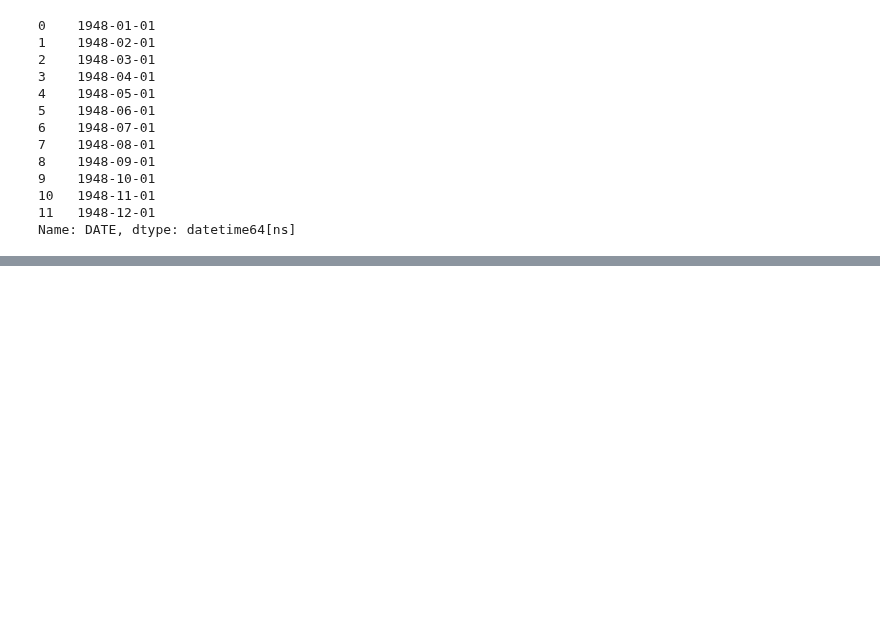
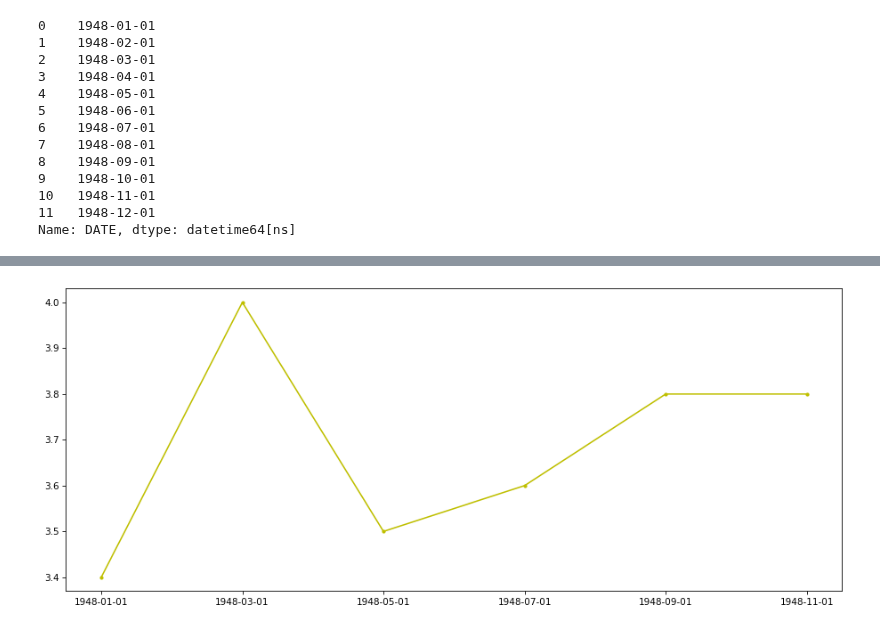
Before and after one commit to LucaPelliccioli/Dev-IA, a Jupyter notebook: brief/brief_matplotlib.ipynb, the cells around one changed output, grey strips where cells are left out. Drawn from its saved outputs; the diff is of its cells as text; code cells hidden in the pictures; blank space fills up the shorter version.

```diff
--- a/brief/brief_matplotlib.ipynb
+++ b/brief/brief_matplotlib.ipynb
@@ -3,7 +3,7 @@ import pandas as pd
 import matplotlib as mtp
 import matplotlib.pyplot as plt
 
-unrate = pd.read_csv("/home/simplon/Documents/jeux_de_données/unrate.csv")
+unrate = pd.read_csv("../jeux_de_données/unrate.csv")
 unrate
 # %% [output]
 |  | DATE | UNRATE |
@@ -43,0 +44,3 @@ Name: DATE, dtype: datetime64[ns]
+# %%
+premier_graph_1948 = unrate[:12][::2]
+premier_graph_1948
@@ -43,0 +55,9 @@ Name: DATE, dtype: datetime64[ns]
+# %%
+plt.figure(figsize=[15,6], dpi=75)
+
+plt.plot(premier_graph_1948["DATE"], premier_graph_1948["UNRATE"], "y.-")
+
+plt.show()
+plt.close()
+# %% [output]
+[figure, added]
```
Also changed, not shown: parts of 14 cells of this notebook, 3 other files.
